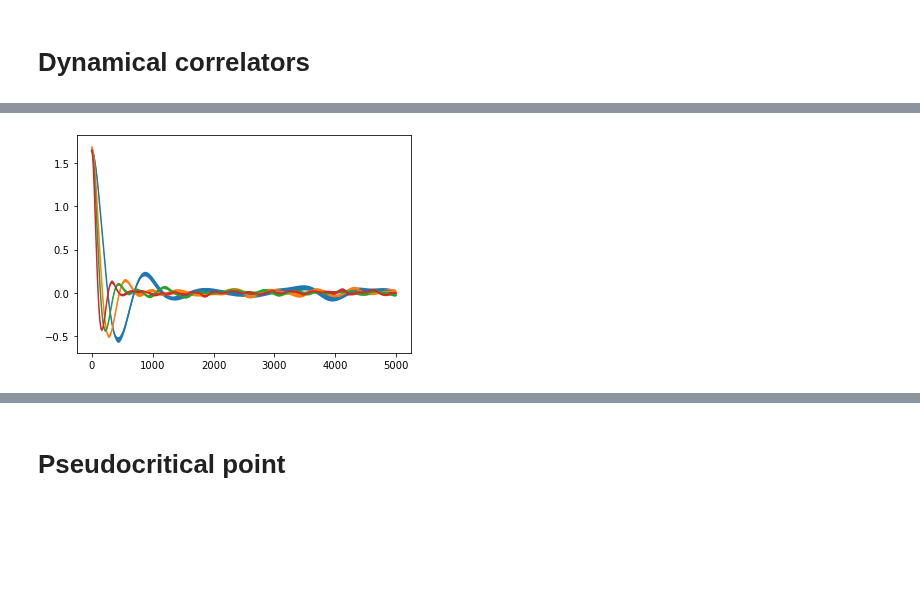
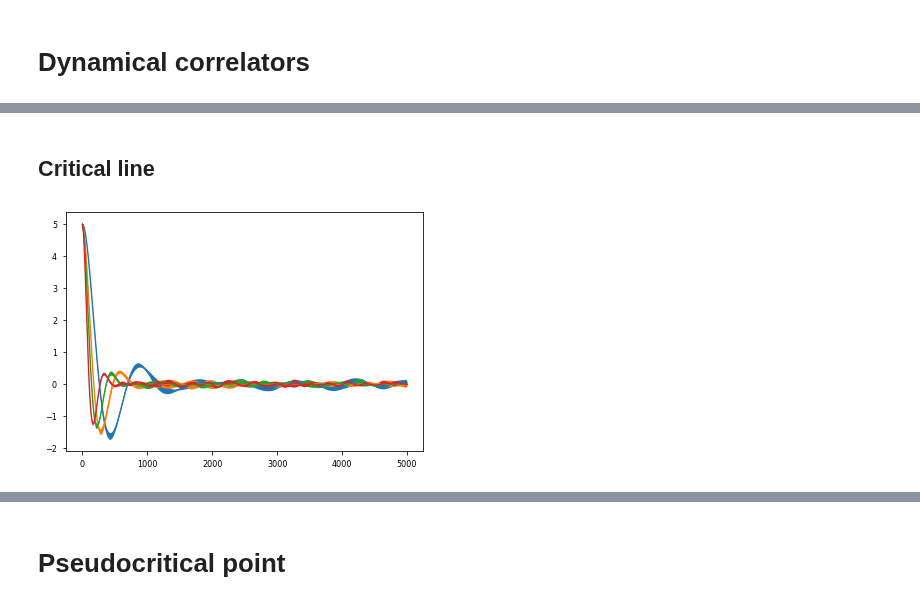
Before and after one commit to jannisgebbo/langevinA, a Jupyter notebook: jupyter_notebooks/superpaper3.ipynb, the cells around one changed output, grey strips where cells are left out. Saved outputs shown, nothing was run; the diff lists cells and outputs as text; code cells hidden in the pictures; blank space fills up the shorter version.

Commit message:
coorected measurements, improved fit and started making plots.

```diff
--- a/jupyter_notebooks/superpaper3.ipynb
+++ b/jupyter_notebooks/superpaper3.ipynb
@@ -27,2 +41,18 @@ The autoreload extension is already loaded. To reload it, use:
+# %%
+%%gnuplot
+
+
+gdir = '../gnuplot_data/'
+
+ set linetype  1 lc rgb "dark-violet" lw 1
+ set linetype  2 lc rgb "#009e73" lw 1
+ set linetype  3 lc rgb "#56b4e9" lw 1
+ set linetype  4 lc rgb "#e69f00" lw 1
+ set linetype  5 lc rgb "#f0e442" lw 1
+ set linetype  6 lc rgb "#0072b2" lw 1
+ set linetype  7 lc rgb "#e51e10" lw 1
+ set linetype  8 lc rgb "black"   lw 1
+ set linetype  9 lc rgb "gray50"  lw 1
+ set linetype cycle  9
 # %% [markdown]
 # Dynamical correlators
@@ -46,2 +492,4 @@ From Derek's notebook (and paper by Engels), $\nu_c = 0.402432$ and we expect $z
+# %% [markdown]
+## Critical line
 # %%
 nuc = 0.402432
@@ -52,10 +502,10 @@ def rescaling(h, href):
     return (h/href)**(-nuc * z)
 # %%
 data=dict()
-data["h0002"] = ConfResults(fn="../data/zcritical_N080_m-0481100_h002000_c00500.h5",thTime=1000,dt=0.8, data_format="new")
-data["h0004"] = ConfResults(fn="../data/zcritical_N080_m-0481100_h004000_c00500.h5",thTime=1000,dt=0.8, data_format="new")
-data["h0006"] = ConfResults(fn="../data/zcritical_N080_m-0481100_h006000_c00500.h5",thTime=1000,dt=0.8, data_format="new")
-data["h001"] = ConfResults(fn="../data/zcritical_N080_m-0481100_h010000_c00500.h5",thTime=1000,dt=0.8, data_format="new")
+data["h0002"] = ConfResults(fn="../data/zcritical_N080_m-0481100_h002000_c00500.h5",thTime=1000,dt=0.8, data_format="new", processedDir=processedDataDir, plotDir=gdir)
+data["h0004"] = ConfResults(fn="../data/zcritical_N080_m-0481100_h004000_c00500.h5",thTime=1000,dt=0.8, data_format="new", processedDir=processedDataDir, plotDir=gdir)
+data["h0006"] = ConfResults(fn="../data/zcritical_N080_m-0481100_h006000_c00500.h5",thTime=1000,dt=0.8, data_format="new", processedDir=processedDataDir, plotDir=gdir)
+data["h001"] = ConfResults(fn="../data/zcritical_N080_m-0481100_h010000_c00500.h5",thTime=1000,dt=0.8, data_format="new", processedDir=processedDataDir, plotDir=gdir)
 
 hkeys = ["h0002", "h0004", "h0006", "h001"]
 
@@ -64,11 +514,21 @@ hs["h0002"] = 0.002
 hs["h0004"] = 0.004
 hs["h0006"] = 0.006
 hs["h001"] = 0.01
+
+massCutoffs = dict()
+massCutoffs["h0002"] = 3000.0
+massCutoffs["h0004"] = 2000.0
+massCutoffs["h0006"] = 1300.0
+massCutoffs["h001"] = 900.0 # set a posteriori to improve the fourier transform.
 # %%
 for h in hkeys[:]:
-    data[h].load("OtOttp","A", direc=processedDataDir)
-    data[h].load("OtOttpFourier","A", direc=processedDataDir)
+    data[h].load("OtOttp","A")
+    #data[h].load("OtOttpFourier","A", direc=processedDataDir)
+    data[h].load("OtOttp_blocks","A")
+
+    #data[h].computeOtOtpBlocked("A", momNum = 0, tMax = 5000.0, blockSizeT = 20000.0,  errFunc = lambda x : (np.mean(x,axis=0), np.std(x,axis=0)), parallel=True)
     plotter.plot(data[h],"OtOttp","A")
+    #plt.yscale('log')
 plt.show()
 # %% [output]
-[figure, old version]
+[figure, new version]
```
Also changed, not shown: parts of 131 cells of this notebook, 4 other files.
